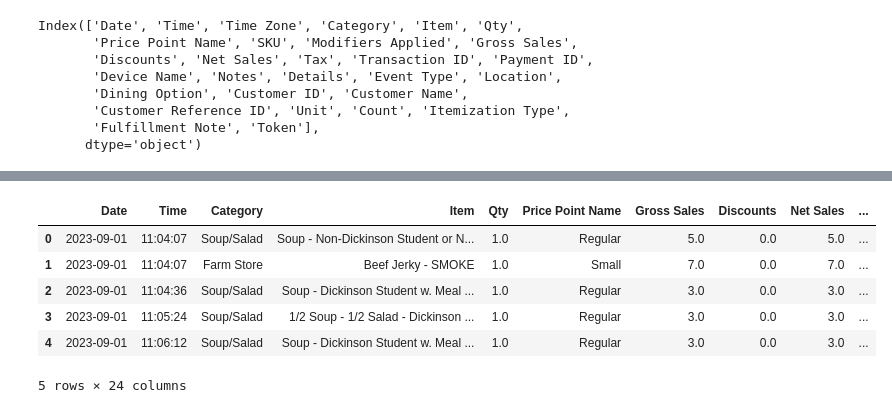
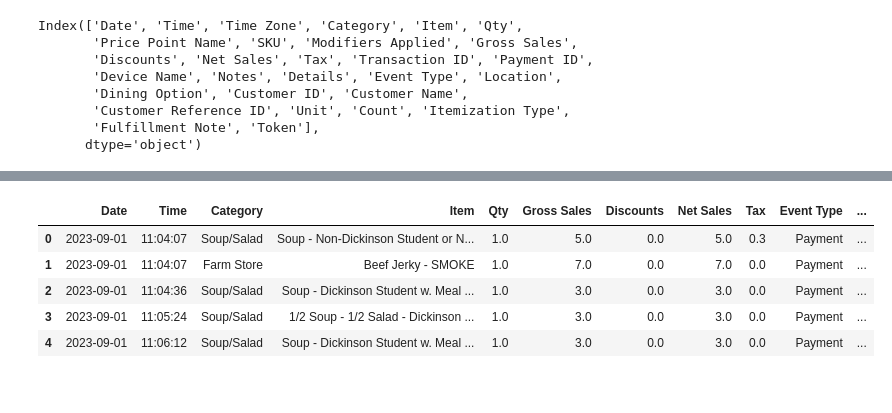
Before and after one commit to mcao694/farmworks, a Jupyter notebook: Farmworks.ipynb, the cells around one changed output, grey strips where cells are left out. Drawn from its saved outputs; the diff is of its cells as text; code cells hidden in the pictures.

```diff
--- a/Farmworks.ipynb
+++ b/Farmworks.ipynb
@@ -140,0 +60,3 @@ sns.countplot(data = merged_df, x = 'Category')
+# %%
+# Reversing rows in ascending time values
+old_df = old_df[::-1].reset_index(drop=True)
@@ -181,13 +112,12 @@ Name: count, Length: 202, dtype: int64
 # %%
 # dropping time_zone
-merged_df.drop(['Time Zone','SKU','Modifiers Applied','Notes','Details'], axis=1, inplace=True)
+old_df.drop(['Time Zone', 'Price Point Name','SKU','Modifiers Applied','Transaction ID','Payment ID','Device Name','Notes','Details','Dining Option','Customer ID','Customer Name','Customer Reference ID','Unit','Count','Itemization Type','Fulfillment Note','Token'], axis=1, inplace=True)
 
-merged_df.head()
+old_df.head()
 # %% [output]
-|  | Date | Time | Category | Item | Qty | Price Point Name | Gross Sales | Discounts | Net Sales | ... |
-| 0 | 2023-09-01 | 11:04:07 | Soup/Salad | Soup - Non-Dickinson Student or N... | 1.0 | Regular | 5.0 | 0.0 | 5.0 | ... |
-| 1 | 2023-09-01 | 11:04:07 | Farm Store | Beef Jerky - SMOKE | 1.0 | Small | 7.0 | 0.0 | 7.0 | ... |
-| 2 | 2023-09-01 | 11:04:36 | Soup/Salad | Soup - Dickinson Student w. Meal ... | 1.0 | Regular | 3.0 | 0.0 | 3.0 | ... |
-| 3 | 2023-09-01 | 11:05:24 | Soup/Salad | 1/2 Soup - 1/2 Salad - Dickinson ... | 1.0 | Regular | 3.0 | 0.0 | 3.0 | ... |
-| 4 | 2023-09-01 | 11:06:12 | Soup/Salad | Soup - Dickinson Student w. Meal ... | 1.0 | Regular | 3.0 | 0.0 | 3.0 | ... |
+|  | Date | Time | Category | Item | Qty | Gross Sales | Discounts | Net Sales | Tax | Event Type | ... |
+| 0 | 2023-09-01 | 11:04:07 | Soup/Salad | Soup - Non-Dickinson Student or N... | 1.0 | 5.0 | 0.0 | 5.0 | 0.3 | Payment | ... |
+| 1 | 2023-09-01 | 11:04:07 | Farm Store | Beef Jerky - SMOKE | 1.0 | 7.0 | 0.0 | 7.0 | 0.0 | Payment | ... |
+| 2 | 2023-09-01 | 11:04:36 | Soup/Salad | Soup - Dickinson Student w. Meal ... | 1.0 | 3.0 | 0.0 | 3.0 | 0.0 | Payment | ... |
+| 3 | 2023-09-01 | 11:05:24 | Soup/Salad | 1/2 Soup - 1/2 Salad - Dickinson ... | 1.0 | 3.0 | 0.0 | 3.0 | 0.0 | Payment | ... |
+| 4 | 2023-09-01 | 11:06:12 | Soup/Salad | Soup - Dickinson Student w. Meal ... | 1.0 | 3.0 | 0.0 | 3.0 | 0.0 | Payment | ... |
-5 rows × 24 columns
```
Also changed, not shown: parts of 36 cells of this notebook.
